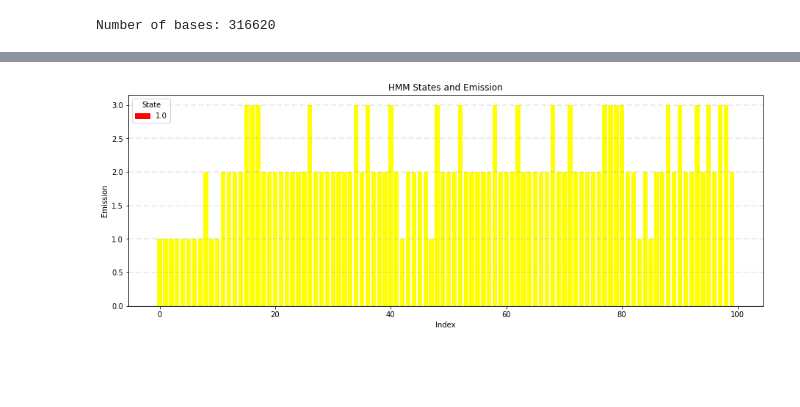
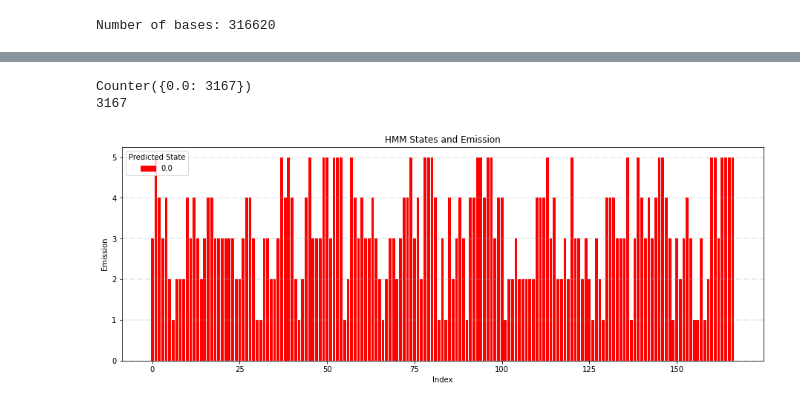
Before and after one commit to TomMakesThings/Genome-Sequence-Analysis-HMM, a Jupyter notebook: GSA.ipynb, the cells around one changed output, grey strips where cells are left out. Saved outputs shown, nothing was run; the diff lists cells and outputs as text; code cells hidden in the pictures; blank space fills up the shorter version.

```diff
--- a/GSA.ipynb
+++ b/GSA.ipynb
@@ -43,18 +50,21 @@ window_size = 100
 split_bases = [bases[i : i + window_size] for i in range(0, len(bases), window_size)]
 # %%
 # Calculate the % of GC in each window
-gc_content = [window.count("G") + window.count("C") / len(window) for window in split_bases]
+gc_content = [(window.count("G") + window.count("C")) / len(window) for window in split_bases]
 
 decimal_places = 3
 
 print("GC Statistics")
 print("-------------")
-print("Mean: " + str(round(np.mean(gc_content), decimal_places)) + "%")
-print("Median: " + str(round(np.median(gc_content), decimal_places)) + "%")
-print("Standard deviation: " + str(round(np.std(gc_content), decimal_places)) + "%")
-print("Minimum: " + str(round(min(gc_content), decimal_places)) + "%")
-print("Maximum: " + str(round(max(gc_content), decimal_places)) + "%")
+print("Mean: " + str(round(np.mean(gc_content), decimal_places)))
+print("Median: " + str(round(np.median(gc_content), decimal_places)))
+print("Standard deviation: " + str(round(np.std(gc_content), decimal_places)))
+print("Minimum: " + str(round(min(gc_content), decimal_places)))
+print("Maximum: " + str(round(max(gc_content), decimal_places)))
 print("-------------")
+
+plt.hist(gc_content, bins = 50)
+plt.show()
 # %% [output]
 GC Statistics
 -------------
@@ -68,11 +79,14 @@ Maximum: 58.0%
 chromosome_emission = np.ones(len(gc_content))
 
 for i in range(len(gc_content)):
-    if 11 < gc_content[i] < 22:
+    if 0.3 < gc_content[i] < 0.35:
         chromosome_emission[i] = 2
-    elif 22 <= gc_content[i] < 33:
+    elif 0.35 <= gc_content[i] < 0.4:
         chromosome_emission[i] = 3
-    elif 33 <= gc_content[i] < 44:
+    elif 0.4 <= gc_content[i] < 0.45:
         chromosome_emission[i] = 4
-    elif 44 <= gc_content[i]:
+    elif 0.45 <= gc_content[i]:
         chromosome_emission[i] = 5
+
+print(chromosome_emission)
+print(Counter(chromosome_emission))
@@ -368,24 +472,30 @@ Predicted states: [1. 1. 1. ... 1. 1. 1.]
+# %%
+print(Counter(predicted_state))
+print(len(chromosome_emission))
+# %% [output]
+Counter({0.0: 3167})
+3167
 # %%
-colour_dict = {0: "red", 1: "yellow", 2: "green", 3: "blue"}
+colour_dict = {0: "red", 1: "chartreuse", 2: "green", 3: "blue"}
 
-min_position = 0
-max_position = 100
+min_position = 3000
+max_position = 3167
 
 fig = plt.figure()
 ax = fig.add_axes([0,0,2,1])
 ax.bar([i for i in range(len(chromosome_emission[min_position : max_position]))],
        chromosome_emission[min_position : max_position],
        color = [colour_dict[int(s)] for s in predicted_state[min_position : max_position]])
 plt.grid(color = '#95a5a6', linestyle = '--', linewidth = 2, axis = 'y', alpha = 0.2)
 plt.title('HMM States and Emission')
 plt.xlabel('Index')
 plt.ylabel('Emission')
 
 plt.legend(handles = [mpatches.Patch(color = colour_dict[i],
                                      label = np.unique(predicted_state[min_position : max_position])[i])
                       for i in range(len(np.unique(predicted_state[min_position : max_position])))],
-           title = "State")
+           title = "Predicted State")
 #plt.savefig(".pdf", bbox_inches = 'tight')
 plt.show()
 # %% [output]
-[figure, old version]
+[figure, new version]
```
Also changed, not shown: parts of 14 cells of this notebook, 3 other files.
